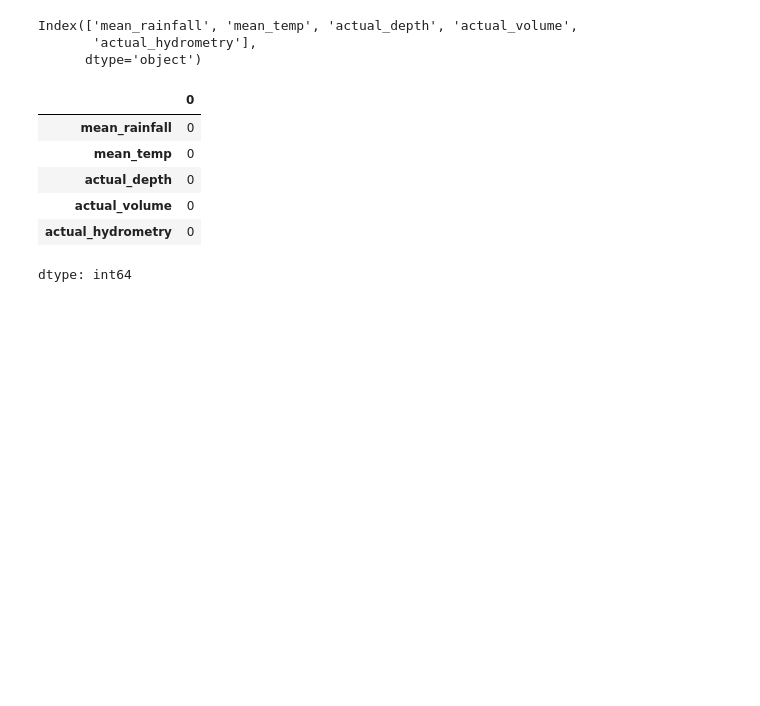
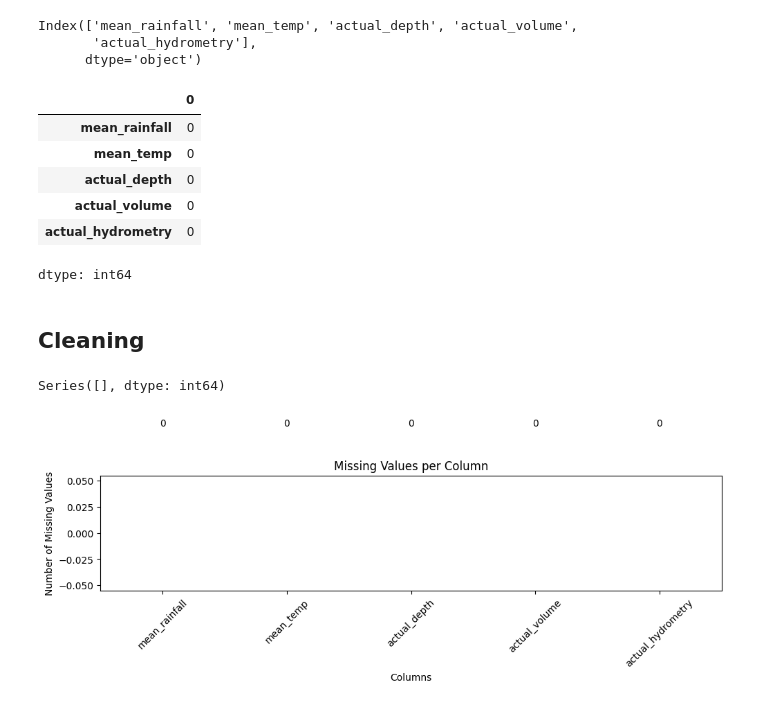
Before and after one commit to NiloofarSoltani-2/Smart-Water-Management, a Jupyter notebook: smart_water_management.ipynb, the cells around one changed output. Cells and saved outputs as stored; diff of their text form; code cells hidden in the pictures; blank space fills up the shorter version.

```diff
--- a/smart_water_management.ipynb
+++ b/smart_water_management.ipynb
@@ -47,3 +46,5 @@ df.isnull().sum()
 | actual_volume | 0 |
 | actual_hydrometry | 0 |
 dtype: int64
+# %% [markdown]
+## Cleaning
@@ -49,0 +55,26 @@ dtype: int64
+# %%
+missing_values = df.isnull().sum()
+missing_values = missing_values[missing_values > 0]
+print(missing_values)
+# %% [output]
+Series([], dtype: int64)
+# %%
+# Calculate missing values
+missing_counts = df.isnull().sum()
+
+# Plot
+plt.figure(figsize=(10, 5))
+missing_counts.plot(kind='bar', color='green')
+plt.title('Missing Values per Column')
+plt.xlabel('Columns')
+plt.ylabel('Number of Missing Values')
+
+# Annotate bars with value
+for i, v in enumerate(missing_counts):
+    plt.text(i, v + 0.1, str(v), ha='center', va='bottom')
+
+plt.xticks(rotation=45)
+plt.tight_layout()
+plt.show()
+# %% [output]
+[figure, added]
```
Also changed, not shown: parts of 5 cells of this notebook.
